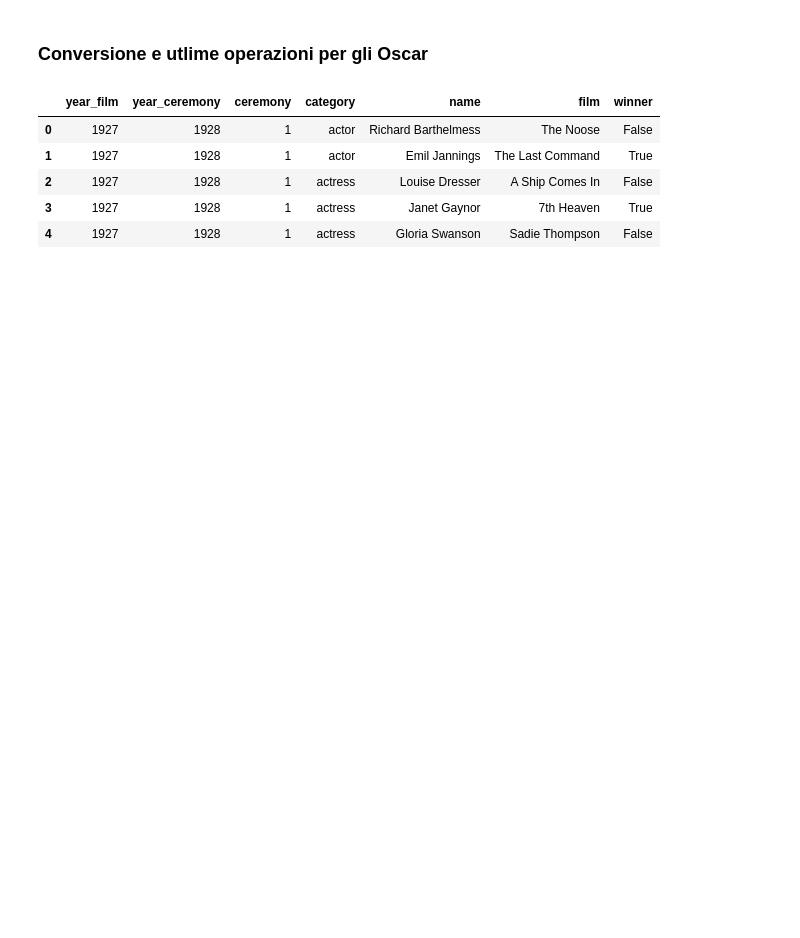
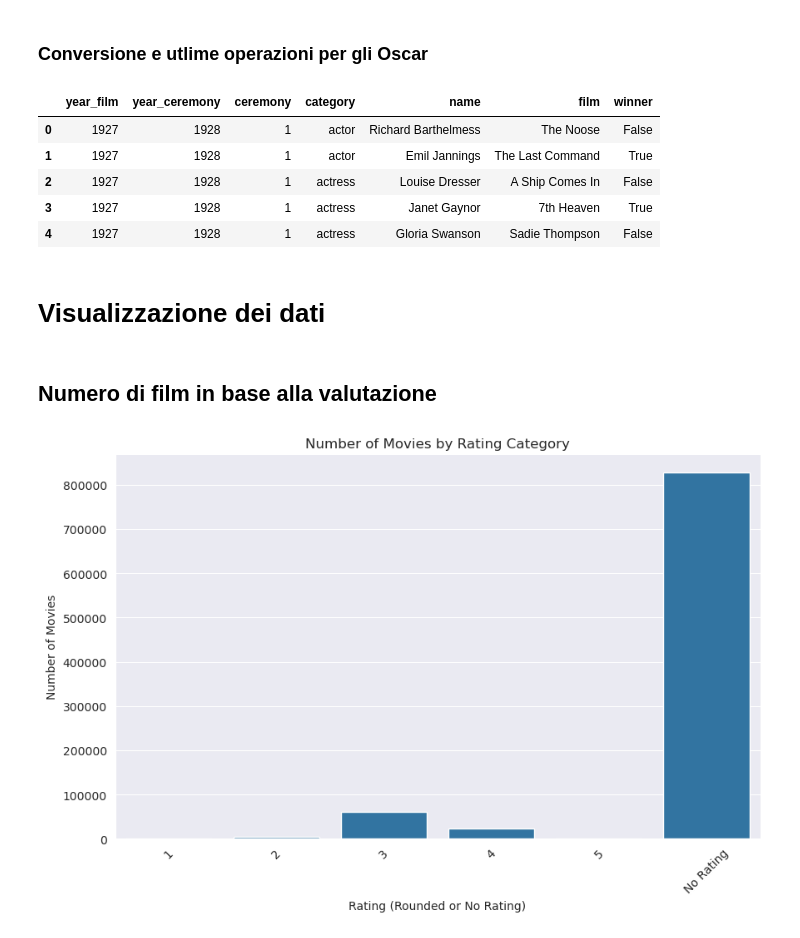
Before and after one commit to DarioMangini/IUM_Progetto_Mangini_Dario, a Jupyter notebook: solution/analisi.ipynb, the cells around one changed output. Saved outputs shown, nothing was run; the diff lists cells and outputs as text; code cells hidden in the pictures; blank space fills up the shorter version.

Commit message:
inizio visualizzazione dei dati

```diff
--- a/solution/analisi.ipynb
+++ b/solution/analisi.ipynb
@@ -1463,3 +1492,26 @@ df_oscar_clean.head()
 | 2 | 1927 | 1928 | 1 | actress | Louise Dresser | A Ship Comes In | False |
 | 3 | 1927 | 1928 | 1 | actress | Janet Gaynor | 7th Heaven | True |
 | 4 | 1927 | 1928 | 1 | actress | Gloria Swanson | Sadie Thompson | False |
+# %% [markdown]
+# Visualizzazione dei dati
+# %% [markdown]
+## Numero di film in base alla valutazione
+# %%
+# Approssimare la colonna rating agli interi
+df_movies_clean['rounded_rating'] = df_movies_clean['rating'].round().astype(int)
+
+# Creare una nuova colonna per includere i film senza valutazione
+df_movies_clean['rating_category'] = df_movies_clean['rounded_rating'].astype(str)
+df_movies_clean.loc[df_movies_clean['rating'] == -1, 'rating_category'] = 'No Rating'
+
+# Creare il countplot
+plt.figure(figsize=(10, 6))
+sns.countplot(x='rating_category', data=df_movies_clean, order=sorted(df_movies_clean['rating_category'].unique()))
+
+plt.title('Number of Movies by Rating Category')
+plt.xlabel('Rating (Rounded or No Rating)')
+plt.ylabel('Number of Movies')
+plt.xticks(rotation=45)
+plt.show()
+# %% [output]
+[figure, added]
```
Also changed, not shown: parts of 25 cells of this notebook.
